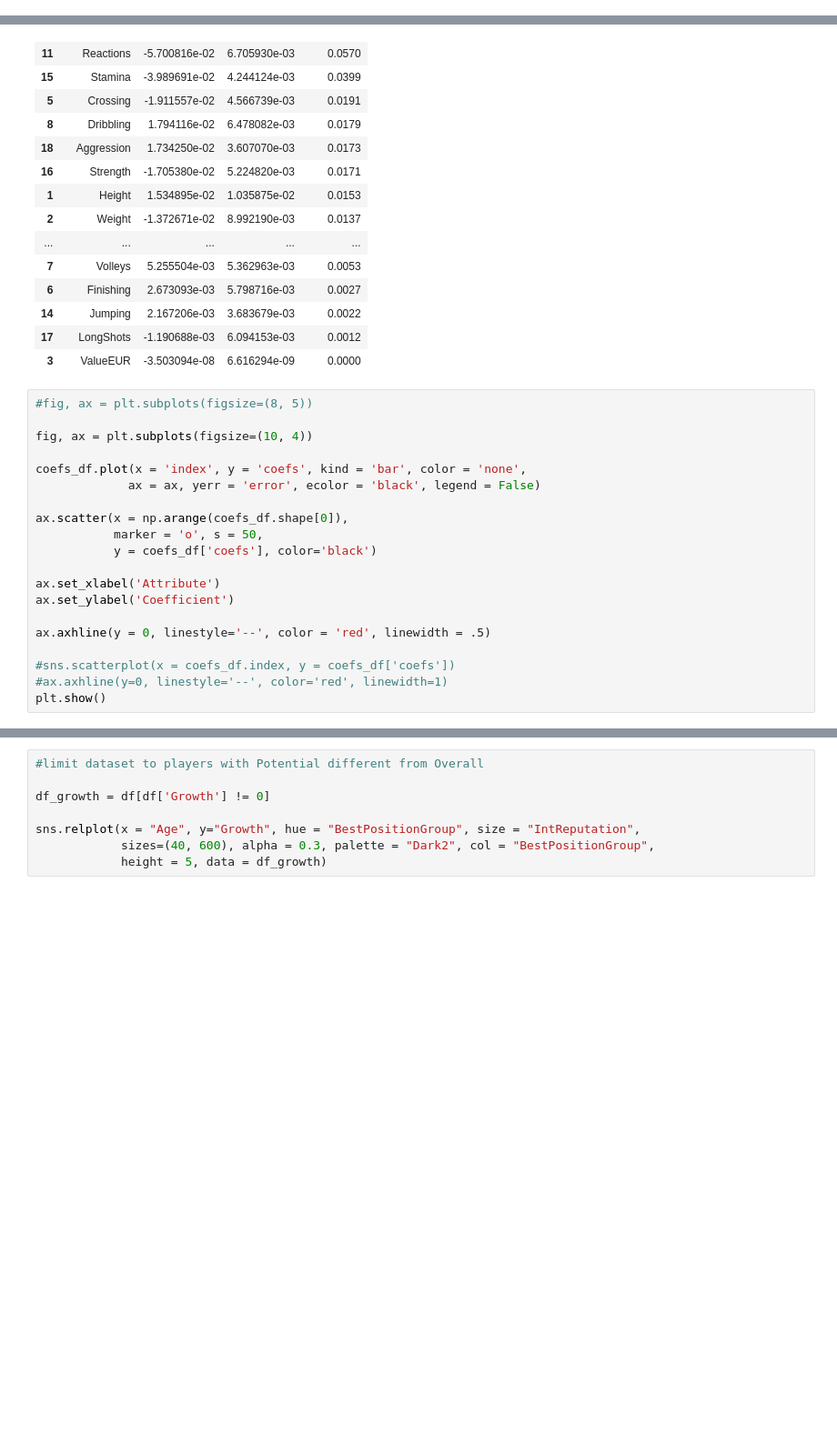
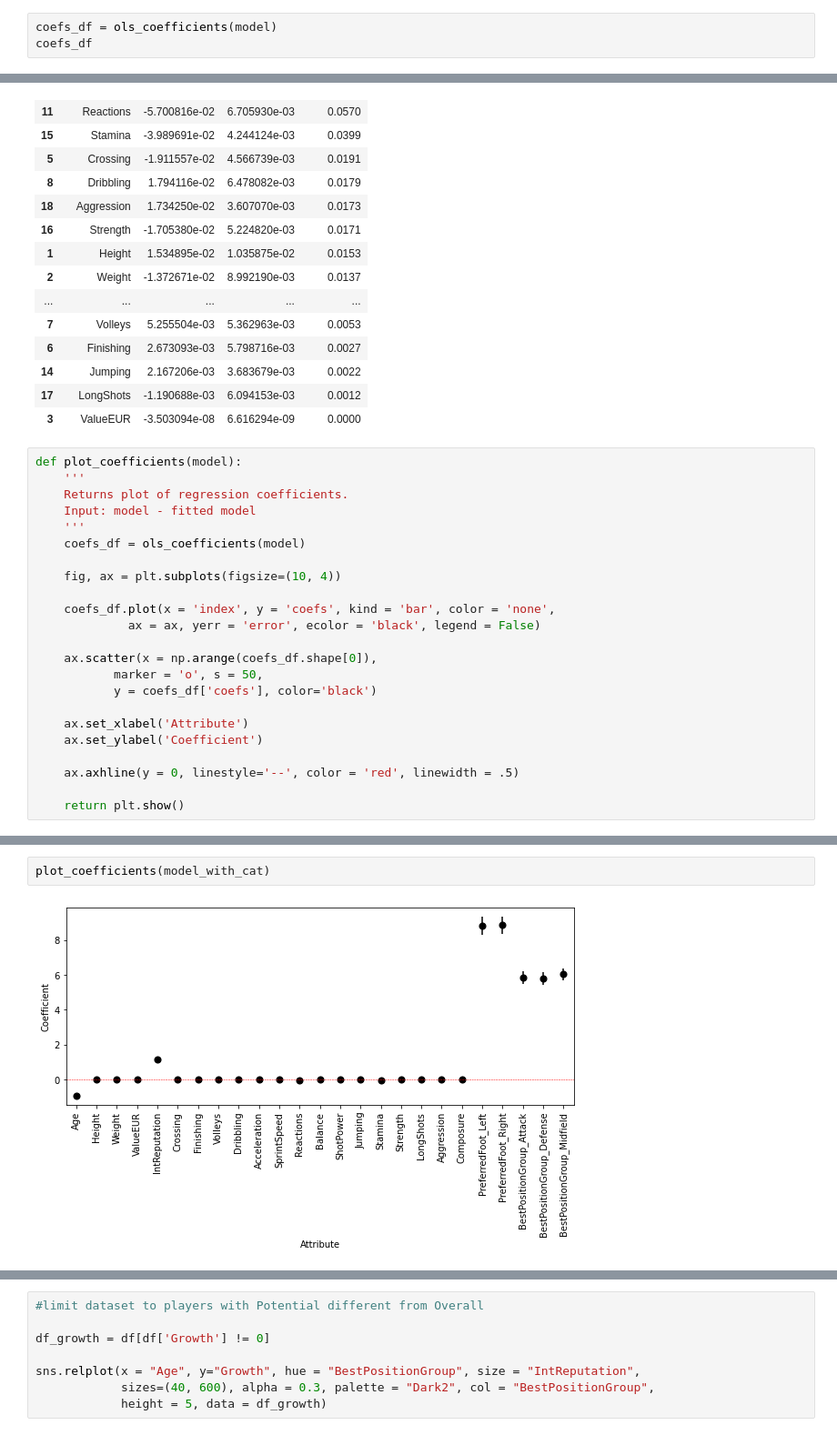
Before and after one commit to adegajew/fifa23players, a Jupyter notebook: fifa23_players_growth.ipynb, the cells around one changed output, grey strips where cells are left out. Shown at 91% size. Drawn from its saved outputs; the diff is of its cells as text; blank space fills up the shorter version.

```diff
--- a/fifa23_players_growth.ipynb
+++ b/fifa23_players_growth.ipynb
@@ -230,0 +282,3 @@ coefs_df
+# %%
+coefs_df = ols_coefficients(model)
+coefs_df
@@ -252,22 +324,25 @@ coefs_df.sort_values('abs_coefs', ascending = False)
 | 17 | LongShots | -1.190688e-03 | 6.094153e-03 | 0.0012 |
 | 3 | ValueEUR | -3.503094e-08 | 6.616294e-09 | 0.0000 |
 # %%
-#fig, ax = plt.subplots(figsize=(8, 5))
+def plot_coefficients(model):
+    '''
+    Returns plot of regression coefficients.
+    Input: model - fitted model
+    '''
+    coefs_df = ols_coefficients(model)
 
-fig, ax = plt.subplots(figsize=(10, 4))
+    fig, ax = plt.subplots(figsize=(10, 4))
 
-coefs_df.plot(x = 'index', y = 'coefs', kind = 'bar', color = 'none',
+    coefs_df.plot(x = 'index', y = 'coefs', kind = 'bar', color = 'none',
              ax = ax, yerr = 'error', ecolor = 'black', legend = False)
 
-ax.scatter(x = np.arange(coefs_df.shape[0]),
+    ax.scatter(x = np.arange(coefs_df.shape[0]),
            marker = 'o', s = 50,
            y = coefs_df['coefs'], color='black')
 
-ax.set_xlabel('Attribute')
-ax.set_ylabel('Coefficient')
+    ax.set_xlabel('Attribute')
+    ax.set_ylabel('Coefficient')
 
-ax.axhline(y = 0, linestyle='--', color = 'red', linewidth = .5)
+    ax.axhline(y = 0, linestyle='--', color = 'red', linewidth = .5)
 
-#sns.scatterplot(x = coefs_df.index, y = coefs_df['coefs'])
-#ax.axhline(y=0, linestyle='--', color='red', linewidth=1)
-plt.show()
+    return plt.show()
@@ -308 +353,5 @@ strong multicollinearity problems or that the design matrix is singular.
+# %%
+plot_coefficients(model_with_cat)
+# %% [output]
+[figure, added]
 # %% [markdown]
```
Also changed, not shown: parts of 34 cells of this notebook.
